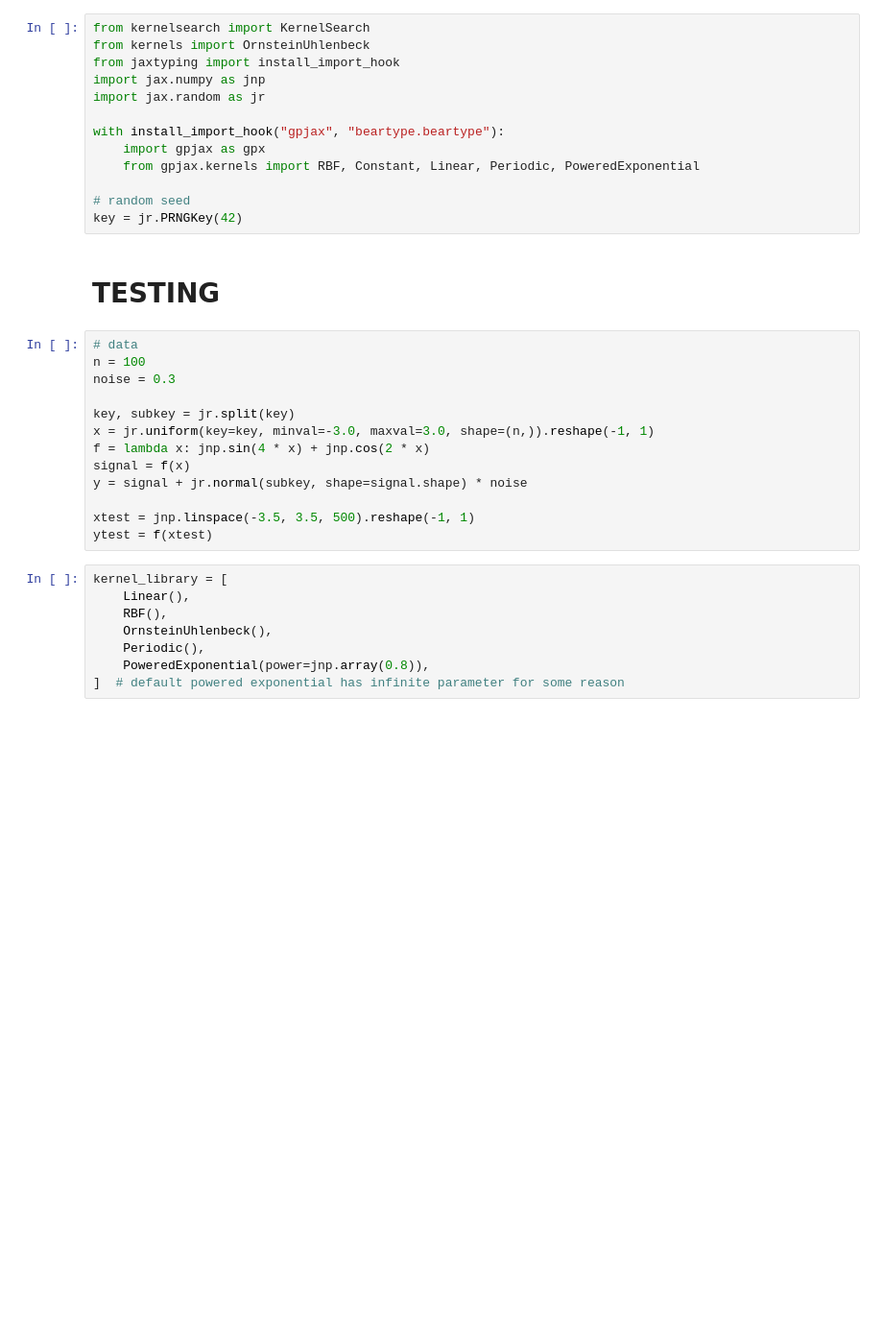
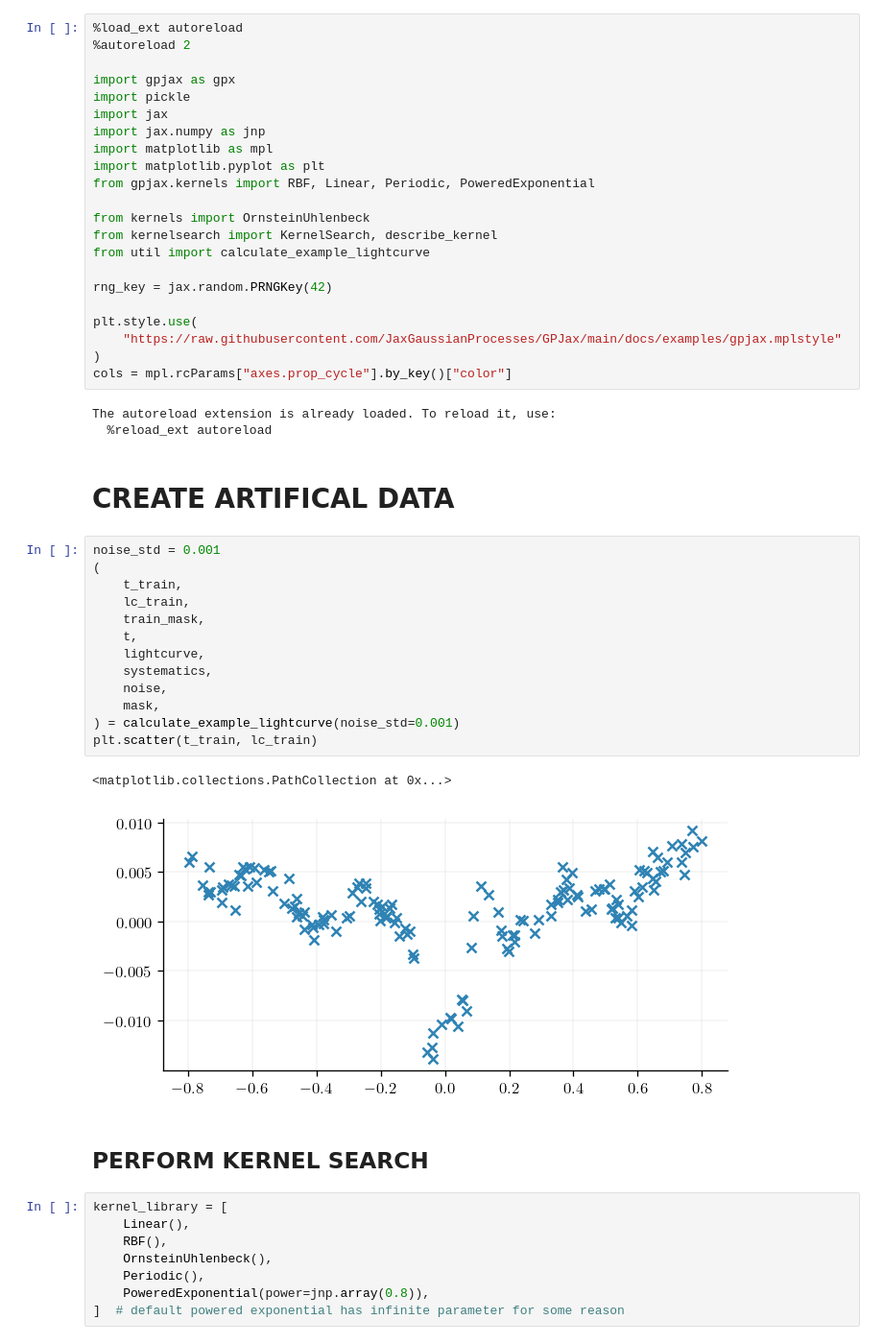
Before and after one commit to ChrisBoettner/gaussian-process, a Jupyter notebook: 001_kernelsearch.ipynb, the cells around one changed output. Shown at 96% size. Drawn from its saved outputs; the diff is of its cells as text; blank space fills up the shorter version.

```diff
--- a/001_kernelsearch.ipynb
+++ b/001_kernelsearch.ipynb
@@ -1,31 +1,48 @@
-# %%
-from kernelsearch import KernelSearch
-from kernels import OrnsteinUhlenbeck
-from jaxtyping import install_import_hook
-import jax.numpy as jnp
-import jax.random as jr
-
-with install_import_hook("gpjax", "beartype.beartype"):
-    import gpjax as gpx
-    from gpjax.kernels import RBF, Constant, Linear, Periodic, PoweredExponential
-
-# random seed
-key = jr.PRNGKey(42)
-# %% [markdown]
-# TESTING
-# %%
-# data
-n = 100
-noise = 0.3
-
-key, subkey = jr.split(key)
-x = jr.uniform(key=key, minval=-3.0, maxval=3.0, shape=(n,)).reshape(-1, 1)
-f = lambda x: jnp.sin(4 * x) + jnp.cos(2 * x)
-signal = f(x)
-y = signal + jr.normal(subkey, shape=signal.shape) * noise
-
-xtest = jnp.linspace(-3.5, 3.5, 500).reshape(-1, 1)
-ytest = f(xtest)
+# %%
+%load_ext autoreload
+%autoreload 2
+
+import gpjax as gpx
+import pickle
+import jax
+import jax.numpy as jnp
+import matplotlib as mpl
+import matplotlib.pyplot as plt
+from gpjax.kernels import RBF, Linear, Periodic, PoweredExponential
+
+from kernels import OrnsteinUhlenbeck
+from kernelsearch import KernelSearch, describe_kernel
+from util import calculate_example_lightcurve
+
+rng_key = jax.random.PRNGKey(42)
+
+plt.style.use(
+    "https://raw.githubusercontent.com/JaxGaussianProcesses/GPJax/main/docs/examples/gpjax.mplstyle"
+)
+cols = mpl.rcParams["axes.prop_cycle"].by_key()["color"]
+# %% [output]
+The autoreload extension is already loaded. To reload it, use:
+  %reload_ext autoreload
+# %% [markdown]
+# CREATE ARTIFICAL DATA
+# %%
+noise_std = 0.001
+(
+    t_train,
+    lc_train,
+    train_mask,
+    t,
+    lightcurve,
+    systematics,
+    noise,
+    mask,
+) = calculate_example_lightcurve(noise_std=0.001)
+plt.scatter(t_train, lc_train)
+# %% [output]
+<matplotlib.collections.PathCollection at 0x...>
+[figure, added]
+# %% [markdown]
+## PERFORM KERNEL SEARCH
 # %%
 kernel_library = [
     Linear(),
```
Also changed, not shown: parts of 4 cells of this notebook, 5 other files.
